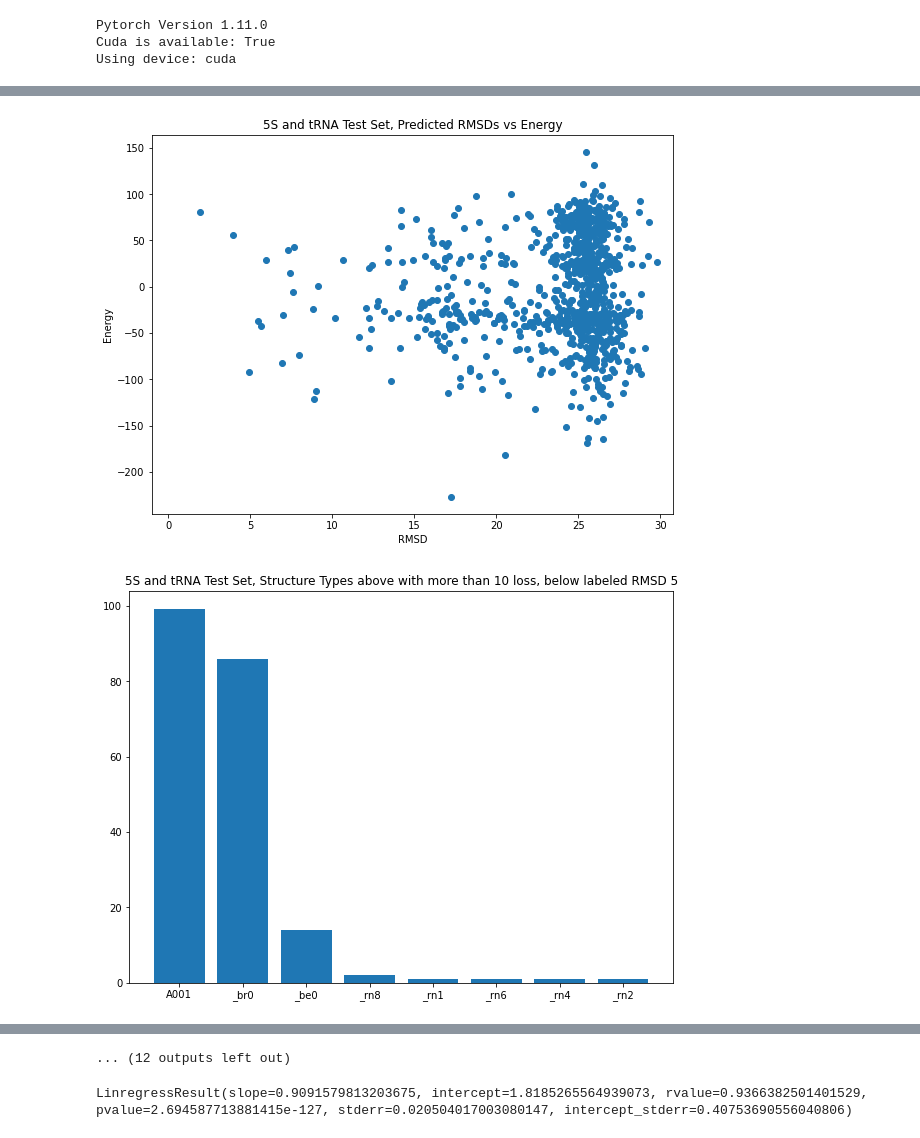
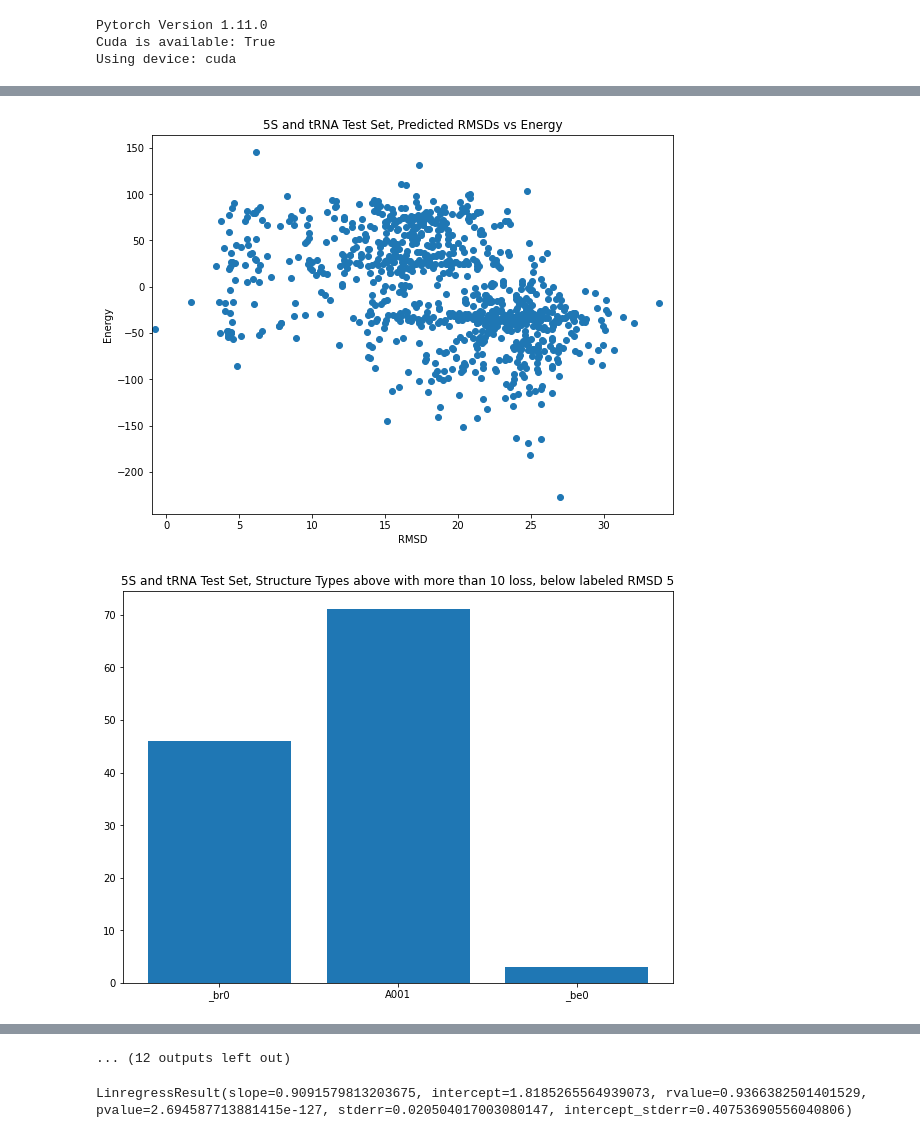
Before and after one commit to milang9/3d_classifier, a Jupyter notebook: 3d_classifier_PyG_pool.ipynb, the cells around one changed output, grey strips where cells are left out. Drawn from its saved outputs; the diff is of its cells as text; code cells hidden in the pictures.

```diff
--- a/3d_classifier_PyG_pool.ipynb
+++ b/3d_classifier_PyG_pool.ipynb
@@ -199,7 +206,7 @@ cutoff = [10, 5]
 
 if "model" not in globals():
     print("Model not in global variables")
-    model = DMoN_CG_Classifier(training_dataset.num_node_features).to(device)
+    model = MinCut_CG_Classifier(training_dataset.num_node_features).to(device)
 
 train_loader = DataLoader(training_dataset, batch_size=1)
 val_loader = DataLoader(val_dataset, batch_size=1)
@@ -274,4 +280,4 @@ LinregressResult(slope=-0.1279092693297247, intercept=18.933994756631833, rvalue
 [figure]
-[figure, old version]
+[figure, new version]
-[figure, old version]
+[figure, new version]
 Training Set
```
Also changed, not shown: parts of 5 cells of this notebook, 24 other files.
